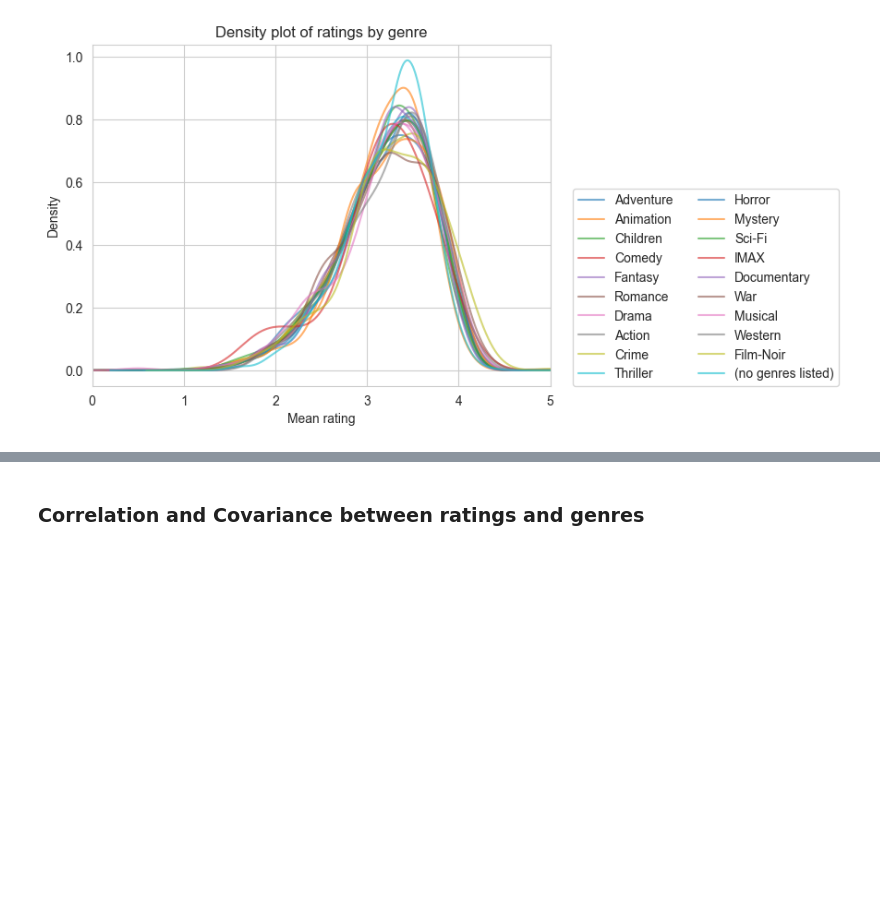
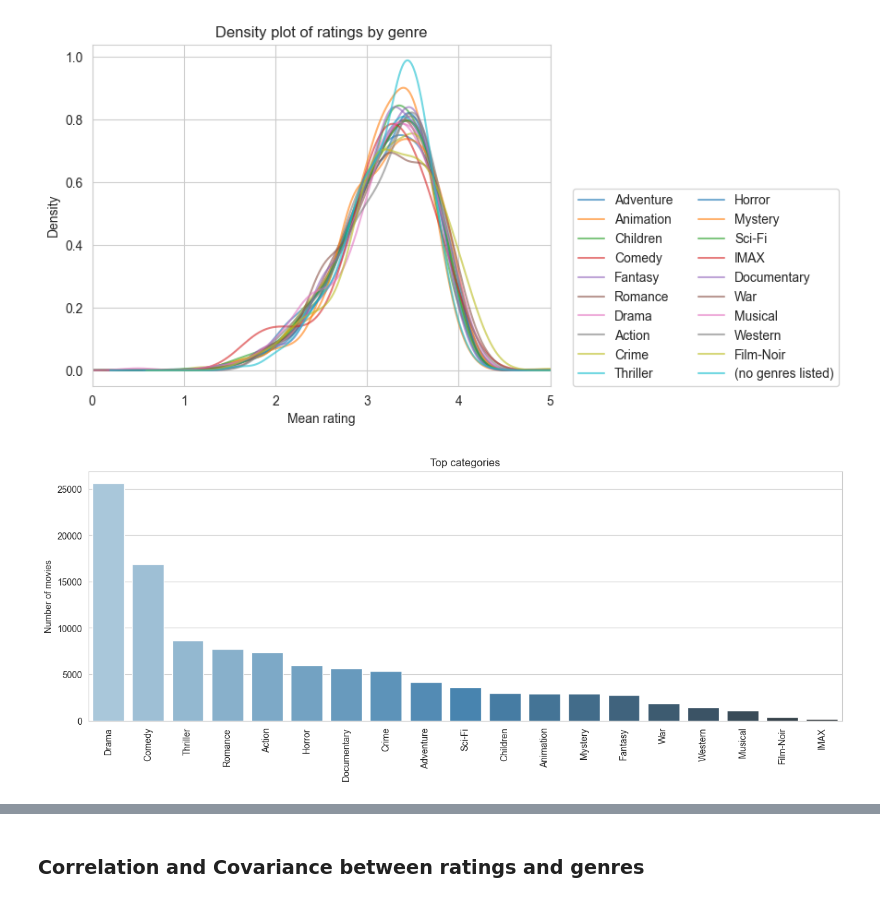
Before and after one commit to DiegoConce/data-analytics-movielens, a Jupyter notebook: main.ipynb, the cells around one changed output, grey strips where cells are left out. Drawn from its saved outputs; the diff is of its cells as text; code cells hidden in the pictures; blank space fills up the shorter version.

Commit message:
Data visualization: correlation and covariance

```diff
--- a/main.ipynb
+++ b/main.ipynb
@@ -239,3 +242,23 @@ plt.title('Density plot of ratings by genre')
 plt.show()
 # %% [output]
 [figure]
+# %%
+#Top categories
+dftmp = movies.drop(['movieId', 'title', 'year', '(no genres listed)'], axis=1)
+
+genres = genres[:-1]
+categories = {}
+for genre in genres.genre:
+    categories[genre] = dftmp[genre].sum()
+
+# Sorting categories by descending order
+categories = sorted(categories.items(), key=lambda x: x[1], reverse=True)
+
+plt.figure(figsize=(15, 5))
+ax = sns.barplot(x=[x[0] for x in categories], y=[x[1] for x in categories], palette='Blues_d')
+ax.set_ylabel('Number of movies')
+plt.xticks(rotation=90)
+plt.title('Top categories')
+plt.show()
+# %% [output]
+[figure, added]
```
Also changed, not shown: parts of 7 cells of this notebook.
